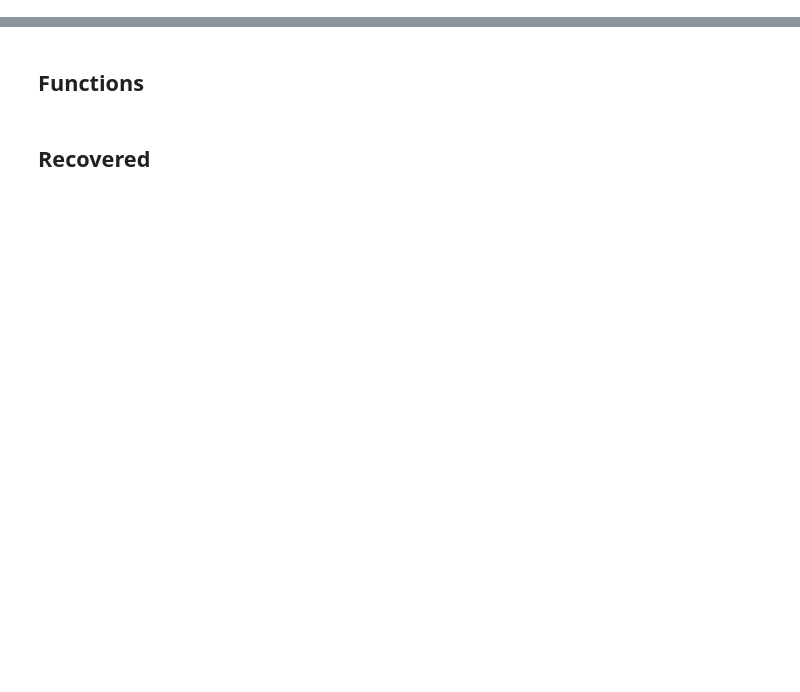
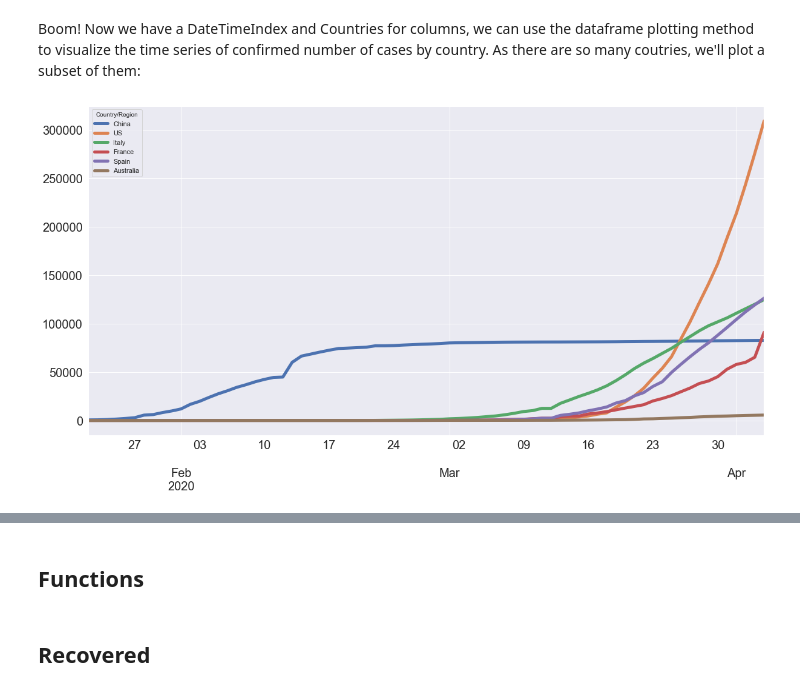
Before and after one commit to datacamp/COVID-19-EDA-tutorial, a Jupyter notebook: notebooks/1-COVID-19-EDA-solution.ipynb, the cells around one changed output, grey strips where cells are left out. Cells and saved outputs as stored; diff of their text form; code cells hidden in the pictures; blank space fills up the shorter version.

```diff
--- a/notebooks/1-COVID-19-EDA-solution.ipynb
+++ b/notebooks/1-COVID-19-EDA-solution.ipynb
@@ -258,0 +122,4 @@ plt.title('Deaths Patients Logarithmic Time Series', fontsize=20);
+# %%
+# Group by region (also drop 'Lat', 'Long' as it doesn't make sense to sum them here)
+confirmed_country = raw_data_confirmed.groupby(['Country/Region']).sum().drop(['Lat', 'Long'], axis=1)
+confirmed_country.head()
@@ -258,0 +151,3 @@ plt.title('Deaths Patients Logarithmic Time Series', fontsize=20);
+# %%
+confirmed_country = confirmed_country.transpose()
+confirmed_country.head()
@@ -258,0 +182,6 @@ plt.title('Deaths Patients Logarithmic Time Series', fontsize=20);
+# %%
+# Set index as DateTimeIndex
+datetime_index = pd.DatetimeIndex(confirmed_country.index)
+confirmed_country.set_index(datetime_index, inplace=True)
+# Check out index
+confirmed_country.index
@@ -258,0 +209,8 @@ plt.title('Deaths Patients Logarithmic Time Series', fontsize=20);
+# %% [markdown]
+Boom! Now we have a DateTimeIndex and Countries for columns, we can use the dataframe plotting method to visualize the time series of confirmed number of cases by country. As there are so many coutries, we'll plot a subset of them:
+# %%
+# Plot time series of several countries of interest
+poi = ['China', 'US', 'Italy', 'France', 'Spain', 'Australia']
+confirmed_country[poi].plot(figsize=(20,10), linewidth=5, fontsize=20);
+# %% [output]
+[figure, added]
```
Also changed, not shown: parts of 91 cells of this notebook.
